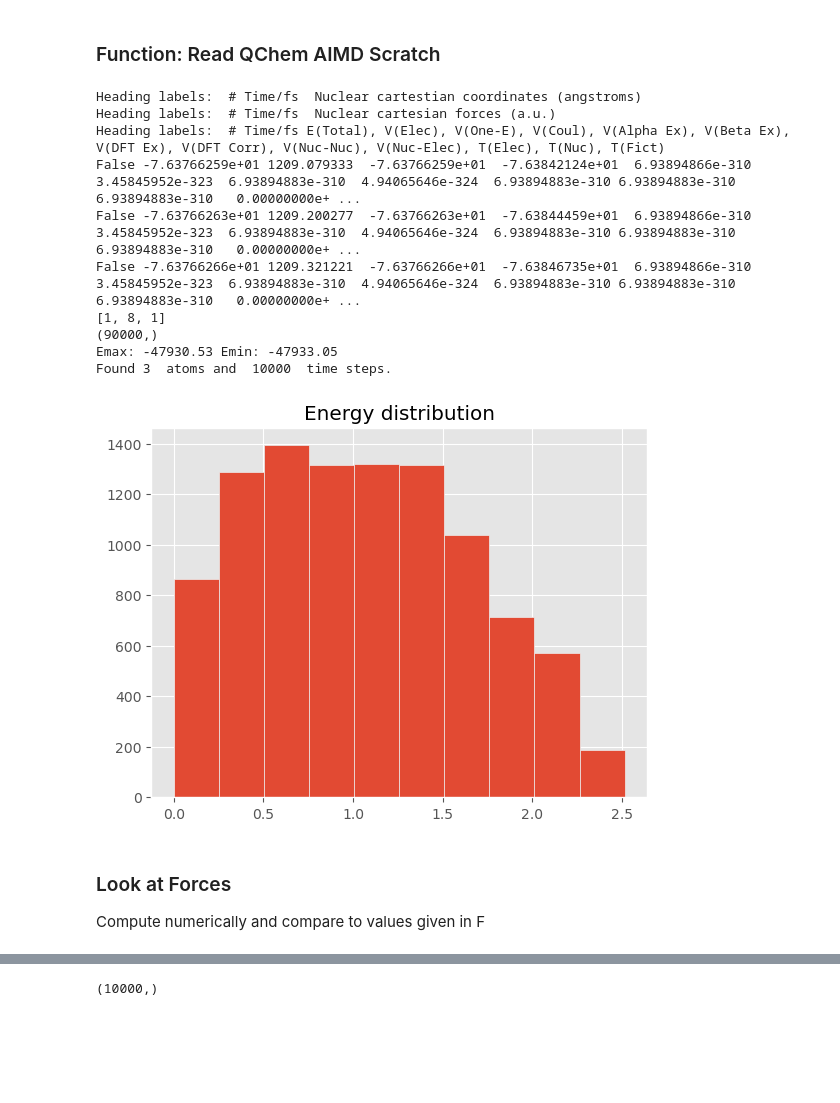
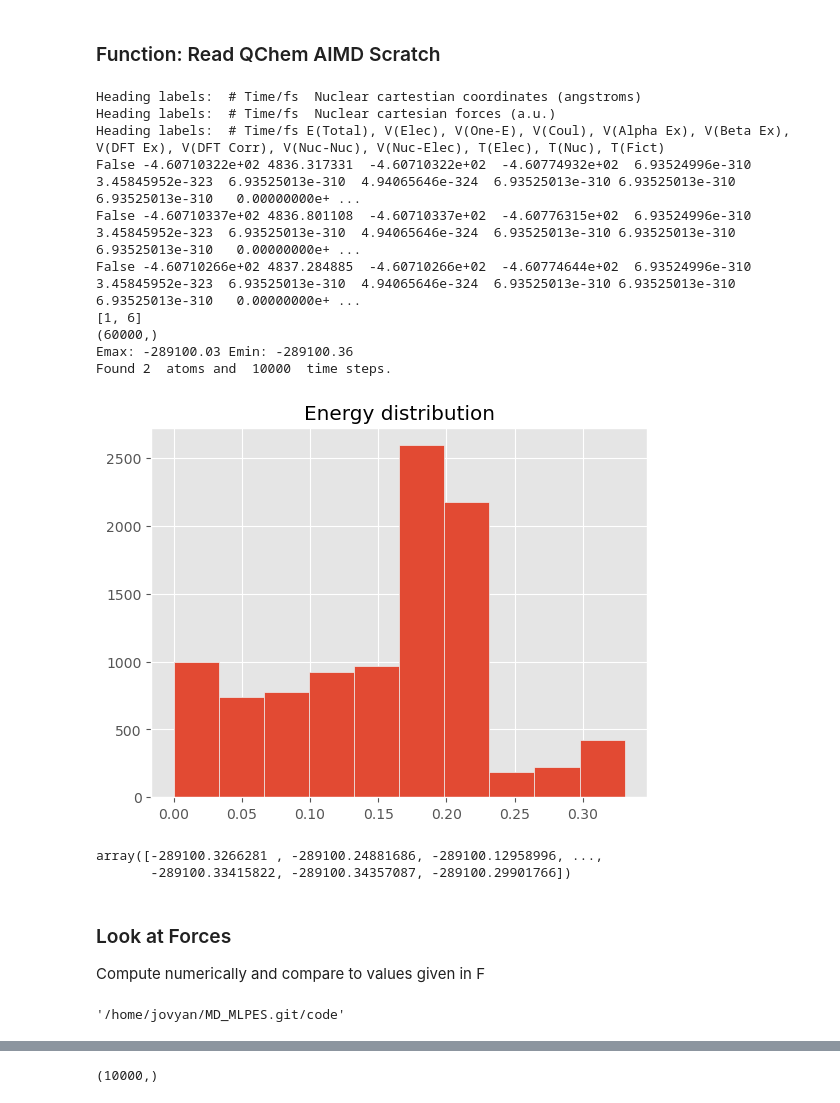
Before and after one commit to laserchemist/MD_MLPES, a Jupyter notebook: code/Read_QC_AIMD_SCRATCH.ipynb, the cells around one changed output, grey strips where cells are left out. Saved outputs shown, nothing was run; the diff lists cells and outputs as text; code cells hidden in the pictures; blank space fills up the shorter version.

```diff
--- a/code/Read_QC_AIMD_SCRATCH.ipynb
+++ b/code/Read_QC_AIMD_SCRATCH.ipynb
@@ -122,7 +122,7 @@ def read_QChem_AIMD_scratch(NucCarts,NucForces,View,Energy):
                 print(en[1].isnumeric(),en[1], line, en)
             if i > ndata-1:
                 break
-            E.append(float(en[2])) # 4th column of TandV, 3rd of Energy
+            E.append(float(en[1])) # 4th column of TandV, 3rd of Energy
     for i, line in enumerate(View.split('\n')):
         if i == 0:
             number = int(line)
@@ -140,7 +140,7 @@ def read_QChem_AIMD_scratch(NucCarts,NucForces,View,Energy):
     fshape = np.shape(F)
     ts = int(fshape[0]/(n_atoms*3))
     print(fshape)
-    F = -F.reshape(-1, n_atoms, 3)* 2547 #0.529 #627.5 #1185.8 # Remove negative sign to shift between gradient and force
+    F = -F.reshape(-1, n_atoms, 3)* 2547 #0.529 #627.5/0.529 #1185.8 # Remove negative sign to shift between gradient and force
     R = np.hstack(R)
     R = R[:fshape[0]] # Limit size of carts to that of forces
     R = R.reshape(-1,n_atoms, 3)
@@ -157,7 +157,7 @@ def read_QChem_AIMD_scratch(NucCarts,NucForces,View,Energy):
 #sR,time,temp,energy,atoms = MDStep('data_h2o/h2o.out')
 #Enorm = enery -np.max(energy)
 #plt.hist(Enorm)
-path = 'data_h2o_small'
+path = 'data_HCl'
 Force = path+'/NucForces'
 with open(Force, 'r') as file:
     NucForces = file.read()
@@ -166,41 +166,46 @@ with open(Carts, 'r') as file:
     NucCarts = file.read()
 View = path+'/View.xyz'
 with open(View, 'r') as file:
     View = file.read()
 #Energy = path+'/TandV' # Change from EComponents which are constant
 # EComponents: Records various components of the total energy (all in hartree).
 Energy = path+'/EComponents' # Change from EComponents which are constant
 with open(Energy, 'r') as file:
     Energy = file.read()
 R, z, E, F = read_QChem_AIMD_scratch(NucCarts,NucForces,View,Energy)
 name = "H2O"
 filename = name+"_AIMD"
 # Base variables contained in every model file.
 
 
 base_vars = {
     'type': 'd',
     'code_version': __version__,
     'name': name,
     'theory': 'QChem',
     'R': R,
     'z': z,
     'F': F,
 }
 base_vars['r_unit'] = 'Ang'
 base_vars['e_unit'] = 'kcal/mol'
 # %% [output]
 Heading labels:  # Time/fs  Nuclear cartestian coordinates (angstroms)
 Heading labels:  # Time/fs  Nuclear cartesian forces (a.u.)
 Heading labels:  # Time/fs E(Total), V(Elec), V(One-E), V(Coul), V(Alpha Ex), V(Beta Ex), V(DFT Ex), V(DFT Corr), V(Nuc-Nuc), V(Nuc-Elec), T(Elec), T(Nuc), T(Fict)
-False -7.63766259e+01 1209.079333  -7.63766259e+01  -7.63842124e+01  6.93894866e-310  3.45845952e-323  6.93894883e-310  4.94065646e-324  6.93894883e-310 6.93894883e-310  6.93894883e-310   0.00000000e+ ...
-False -7.63766263e+01 1209.200277  -7.63766263e+01  -7.63844459e+01  6.93894866e-310  3.45845952e-323  6.93894883e-310  4.94065646e-324  6.93894883e-310 6.93894883e-310  6.93894883e-310   0.00000000e+ ...
-False -7.63766266e+01 1209.321221  -7.63766266e+01  -7.63846735e+01  6.93894866e-310  3.45845952e-323  6.93894883e-310  4.94065646e-324  6.93894883e-310 6.93894883e-310  6.93894883e-310   0.00000000e+ ...
-[1, 8, 1]
-(90000,)
-Emax: -47930.53 Emin: -47933.05
-Found 3  atoms and  10000  time steps.
+False -4.60710322e+02 4836.317331  -4.60710322e+02  -4.60774932e+02  6.93524996e-310  3.45845952e-323  6.93525013e-310  4.94065646e-324  6.93525013e-310 6.93525013e-310  6.93525013e-310   0.00000000e+ ...
+False -4.60710337e+02 4836.801108  -4.60710337e+02  -4.60776315e+02  6.93524996e-310  3.45845952e-323  6.93525013e-310  4.94065646e-324  6.93525013e-310 6.93525013e-310  6.93525013e-310   0.00000000e+ ...
+False -4.60710266e+02 4837.284885  -4.60710266e+02  -4.60774644e+02  6.93524996e-310  3.45845952e-323  6.93525013e-310  4.94065646e-324  6.93525013e-310 6.93525013e-310  6.93525013e-310   0.00000000e+ ...
+[1, 6]
+(60000,)
+Emax: -289100.03 Emin: -289100.36
+Found 2  atoms and  10000  time steps.
-[figure, old version]
+[figure, new version]
+# %%
+E
+# %% [output]
+array([-289100.3266281 , -289100.24881686, -289100.12958996, ...,
+       -289100.33415822, -289100.34357087, -289100.29901766])
 # %% [markdown]
 ### Look at Forces
 Compute numerically and compare to values given in F
@@ -206,0 +214,4 @@ Compute numerically and compare to values given in F
+# %%
+pwd
+# %% [output]
+'/home/jovyan/MD_MLPES.git/code'
```
Also changed, not shown: parts of 25 cells of this notebook, 14 other files.
